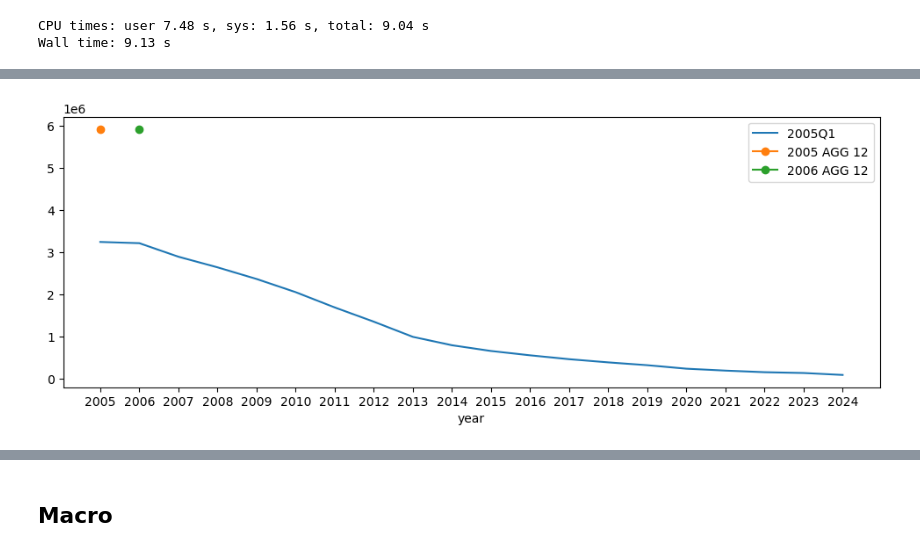
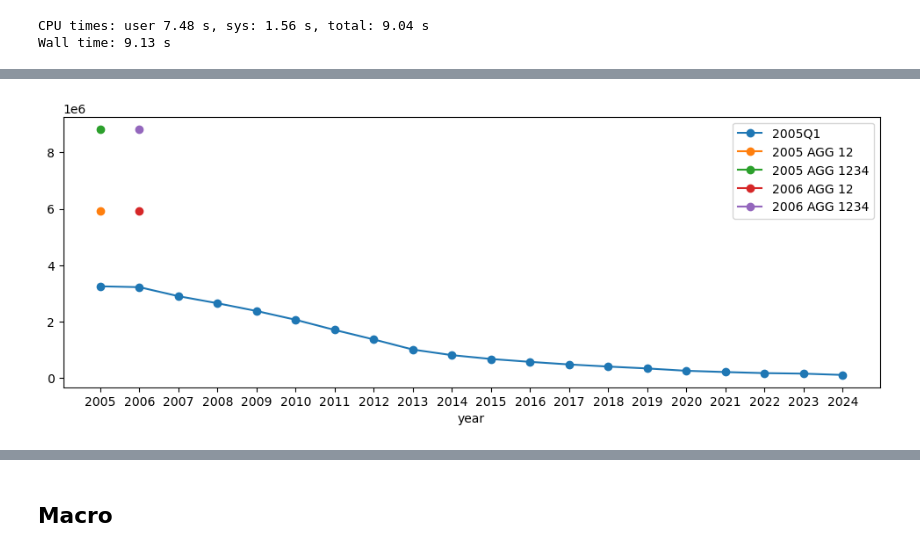
Before and after one commit to elohimfr/synthetic_time_series, a Jupyter notebook: preprocess_fanniemae.ipynb, the cells around one changed output, grey strips where cells are left out. Drawn from its saved outputs; the diff is of its cells as text; code cells hidden in the pictures.

```diff
--- a/preprocess_fanniemae.ipynb
+++ b/preprocess_fanniemae.ipynb
@@ -62,6 +90,6 @@ def load_fanniemae_sf(path: str,
     return df
 # %%
 %%time
-df05Q1 = load_fanniemae_sf(DATA_PATH, Y=2005, Q=1, cols=glossary_cols, selected_features=selected_fields)
+df = load_fanniemae_sf(DATA_PATH, Y=2005, Q=1, cols=GLOSSARY_COLS)
 # %% [output]
 Files to load: ['../datasets/FannieMae/2005Q1.csv']
@@ -214,5 +270,2 @@ plt.show()
 # %% [markdown]
 ## Agreggate years
-# %%
-%%time
-df05Q1 = load_fanniemae_sf(path, Y=2005, Q=1, cols=cols, selected_features=select_fields)
@@ -394,0 +364,3 @@ df2005_123.sort_values(by=)
+# %%
+%%time
+df2005_1234 = pd.read_csv(f'{AGG_PATH}agg_2005.csv')
@@ -423,17 +384,19 @@ df2005_12
 # %%
 fig, ax = plt.subplots(figsize=(12, 4))
 
-df05Q1.groupby('year')['loan_identifier'].size().plot(ax=ax, label='2005Q1')
+df05Q1.groupby('year')['loan_identifier'].size().plot(ax=ax, marker='o', label='2005Q1')
 # df23.groupby('year')['loan_identifier'].size().plot(ax=ax, label='2023Q1')
 ax.plot(2005, len(df2005_12), marker='o', label='2005 AGG 12')
+ax.plot(2005, len(df2005_1234), marker='o', label='2005 AGG 1234')
 ax.plot(2006, len(df2005_12), marker='o', label='2006 AGG 12')
+ax.plot(2006, len(df2005_1234), marker='o', label='2006 AGG 1234')
 
 ax.legend()
 ax.set_xticks(np.arange(2005, 2025))
 
 plt.show()
 # %% [output]
-[figure, old version]
+[figure, new version]
 # %% [markdown]
 ## Definition of Default
 
```
Also changed, not shown: parts of 145 cells of this notebook, 1 other file.
